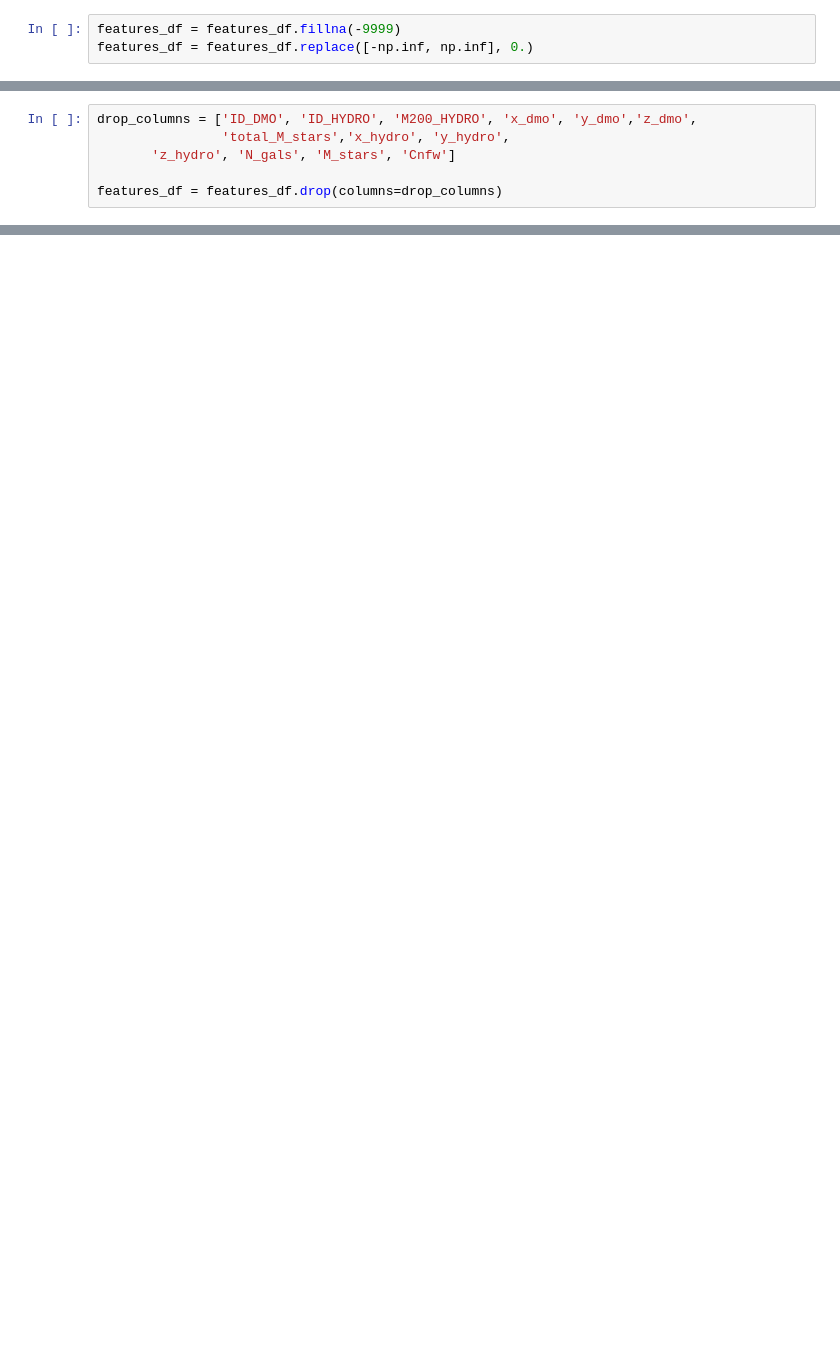
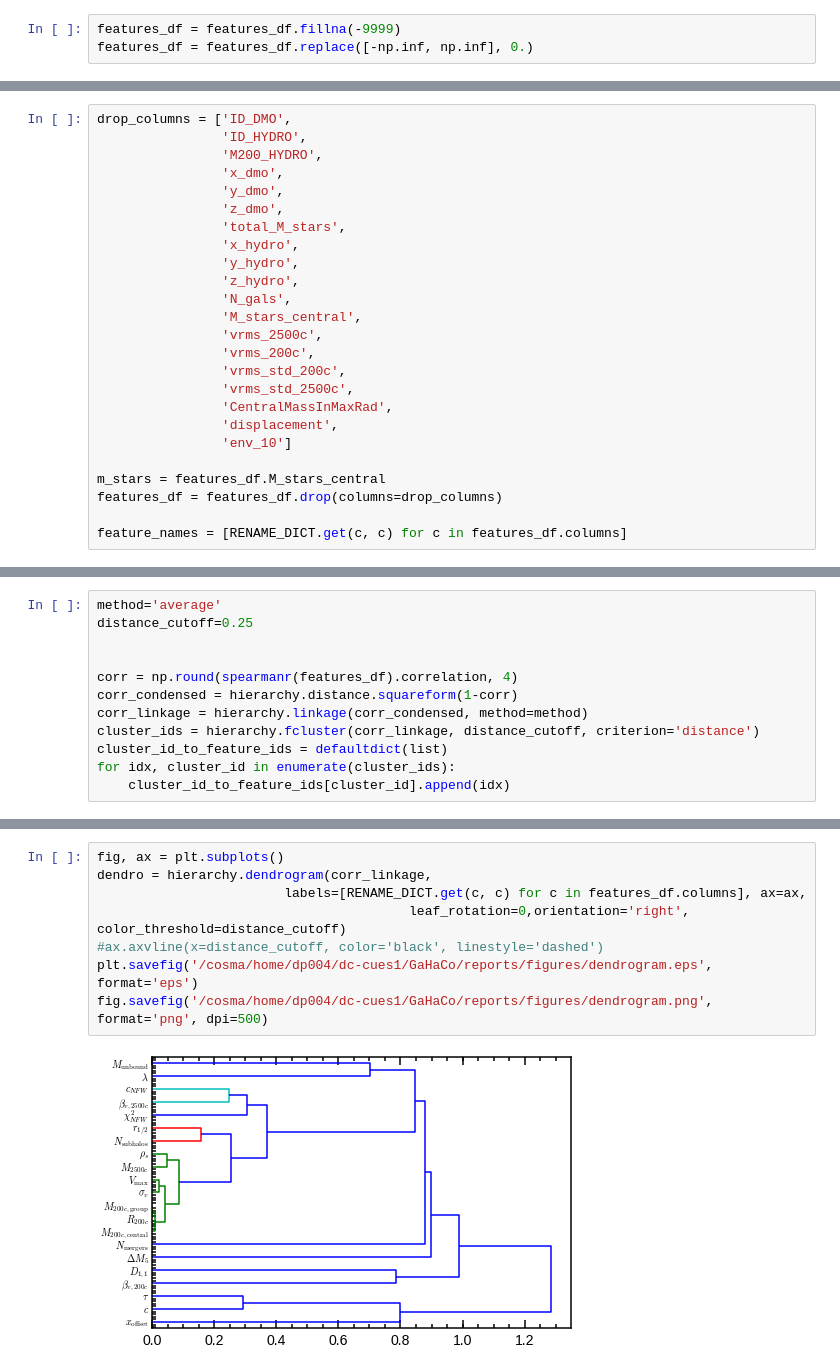
Before and after one commit to florpi/GaHaCo, a Jupyter notebook: notebooks/Correlations.ipynb, the cells around one changed output, grey strips where cells are left out. Cells and saved outputs as stored; diff of their text form; blank space fills up the shorter version.

```diff
--- a/notebooks/Correlations.ipynb
+++ b/notebooks/Correlations.ipynb
@@ -30,7 +64,26 @@ features_df = features_df.replace([-np.inf, np.inf], 0.)
 # %%
-drop_columns = ['ID_DMO', 'ID_HYDRO', 'M200_HYDRO', 'x_dmo', 'y_dmo','z_dmo',
-                'total_M_stars','x_hydro', 'y_hydro',
-       'z_hydro', 'N_gals', 'M_stars', 'Cnfw']
+drop_columns = ['ID_DMO',
+                'ID_HYDRO',
+                'M200_HYDRO',
+                'x_dmo',
+                'y_dmo',
+                'z_dmo',
+                'total_M_stars',
+                'x_hydro',
+                'y_hydro',
+                'z_hydro',
+                'N_gals',
+                'M_stars_central',
+                'vrms_2500c',
+                'vrms_200c',
+                'vrms_std_200c',
+                'vrms_std_2500c',
+                'CentralMassInMaxRad',
+                'displacement',
+                'env_10']
 
+m_stars = features_df.M_stars_central
 features_df = features_df.drop(columns=drop_columns)
+
+feature_names = [RENAME_DICT.get(c, c) for c in features_df.columns]
 # %%
@@ -44,0 +92,12 @@ uncorrelated_df = select_uncorrelated_features(features_df, gini_importances)
+# %%
+method='average'
+distance_cutoff=0.25
+
+
+corr = np.round(spearmanr(features_df).correlation, 4)
+corr_condensed = hierarchy.distance.squareform(1-corr)
+corr_linkage = hierarchy.linkage(corr_condensed, method=method)
+cluster_ids = hierarchy.fcluster(corr_linkage, distance_cutoff, criterion='distance')
+cluster_id_to_feature_ids = defaultdict(list)
+for idx, cluster_id in enumerate(cluster_ids):
+    cluster_id_to_feature_ids[cluster_id].append(idx)
@@ -44,0 +121,10 @@ uncorrelated_df = select_uncorrelated_features(features_df, gini_importances)
+# %%
+fig, ax = plt.subplots()
+dendro = hierarchy.dendrogram(corr_linkage,
+                        labels=[RENAME_DICT.get(c, c) for c in features_df.columns], ax=ax,
+                                        leaf_rotation=0,orientation='right', color_threshold=distance_cutoff)
+#ax.axvline(x=distance_cutoff, color='black', linestyle='dashed')
+plt.savefig('/cosma/home/dp004/dc-cues1/GaHaCo/reports/figures/dendrogram.eps', format='eps')
+fig.savefig('/cosma/home/dp004/dc-cues1/GaHaCo/reports/figures/dendrogram.png', format='png', dpi=500)
+# %% [output]
+[figure, added]
```
Also changed, not shown: parts of 29 cells of this notebook, 5 other files.
